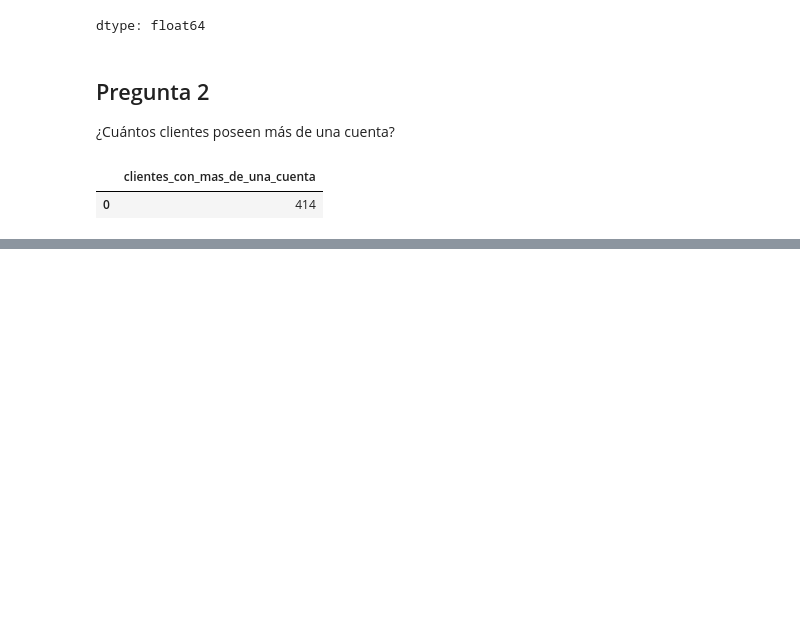
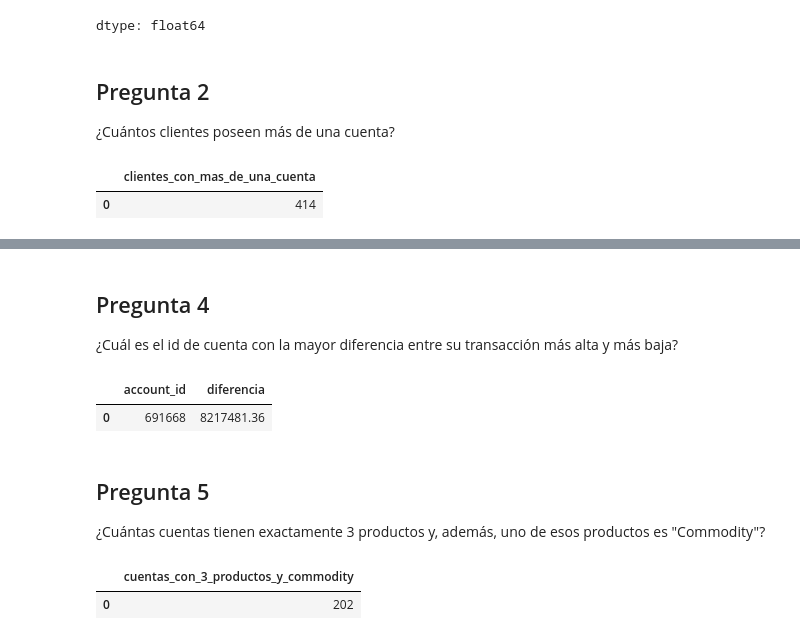
Before and after one commit to braillard/BSALE, a Jupyter notebook: BSALE_Desarrollo.ipynb, the cells around one changed output, grey strips where cells are left out. Cells and saved outputs as stored; diff of their text form; code cells hidden in the pictures; blank space fills up the shorter version.

```diff
--- a/BSALE_Desarrollo.ipynb
+++ b/BSALE_Desarrollo.ipynb
@@ -81,0 +93,26 @@ pd.read_sql_query(query, conn)
+# %% [markdown]
+## Pregunta 4
+¿Cuál es el id de cuenta con la mayor diferencia entre su transacción más alta y más baja?
+# %%
+query = """SELECT account_id,
+       ROUND(MAX(CAST(total AS FLOAT)) - MIN(CAST(total AS FLOAT)), 2) AS diferencia
+FROM transactions
+GROUP BY account_id
+ORDER BY diferencia DESC
+LIMIT 1;"""
+pd.read_sql_query(query, conn)
+# %% [output]
+|  | account_id | diferencia |
+| 0 | 691668 | 8217481.36 |
+# %% [markdown]
+## Pregunta 5
+¿Cuántas cuentas tienen exactamente 3 productos y, además, uno de esos productos es "Commodity"?
+# %%
+query = """SELECT COUNT(*) AS cuentas_con_3_productos_y_commodity
+FROM accounts
+WHERE LENGTH(products) - LENGTH(REPLACE(products, ',', '')) = 2
+  AND products LIKE '%Commodity%';"""
+pd.read_sql_query(query, conn)
+# %% [output]
+|  | cuentas_con_3_productos_y_commodity |
+| 0 | 202 |
```
Also changed, not shown: parts of 14 cells of this notebook.
